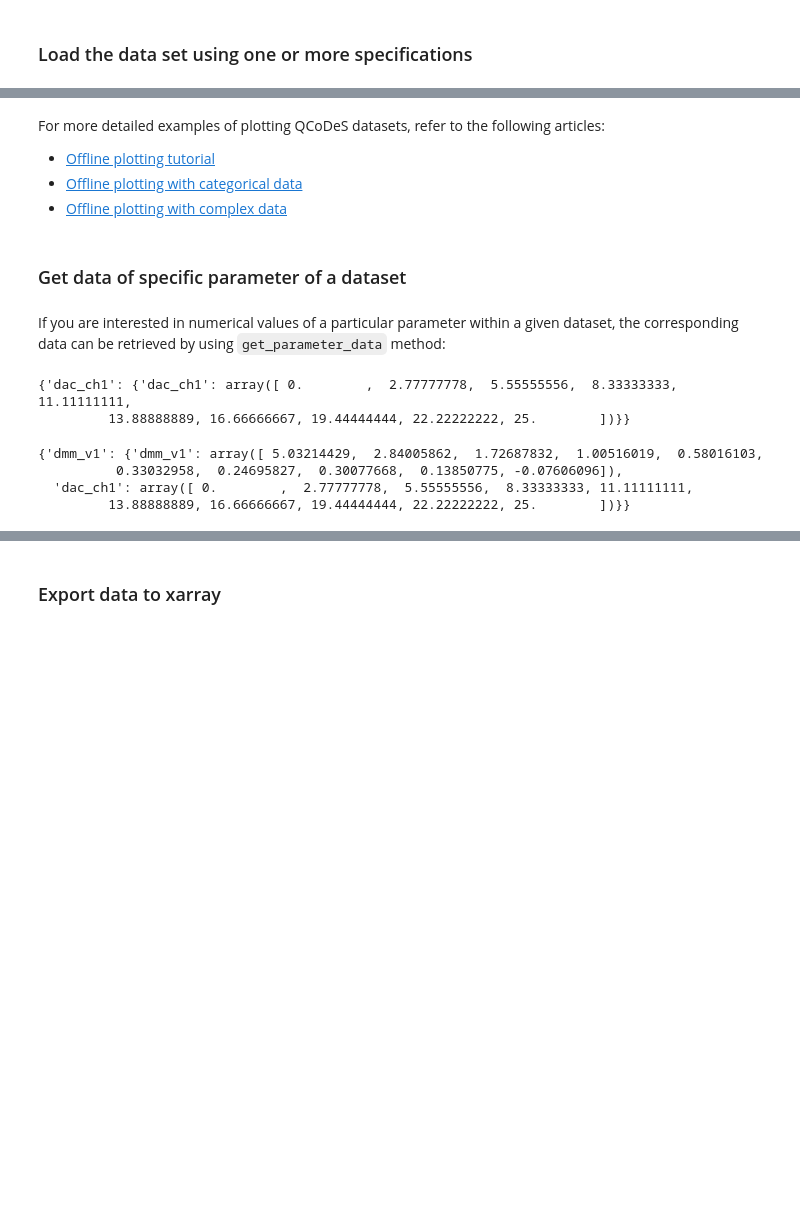
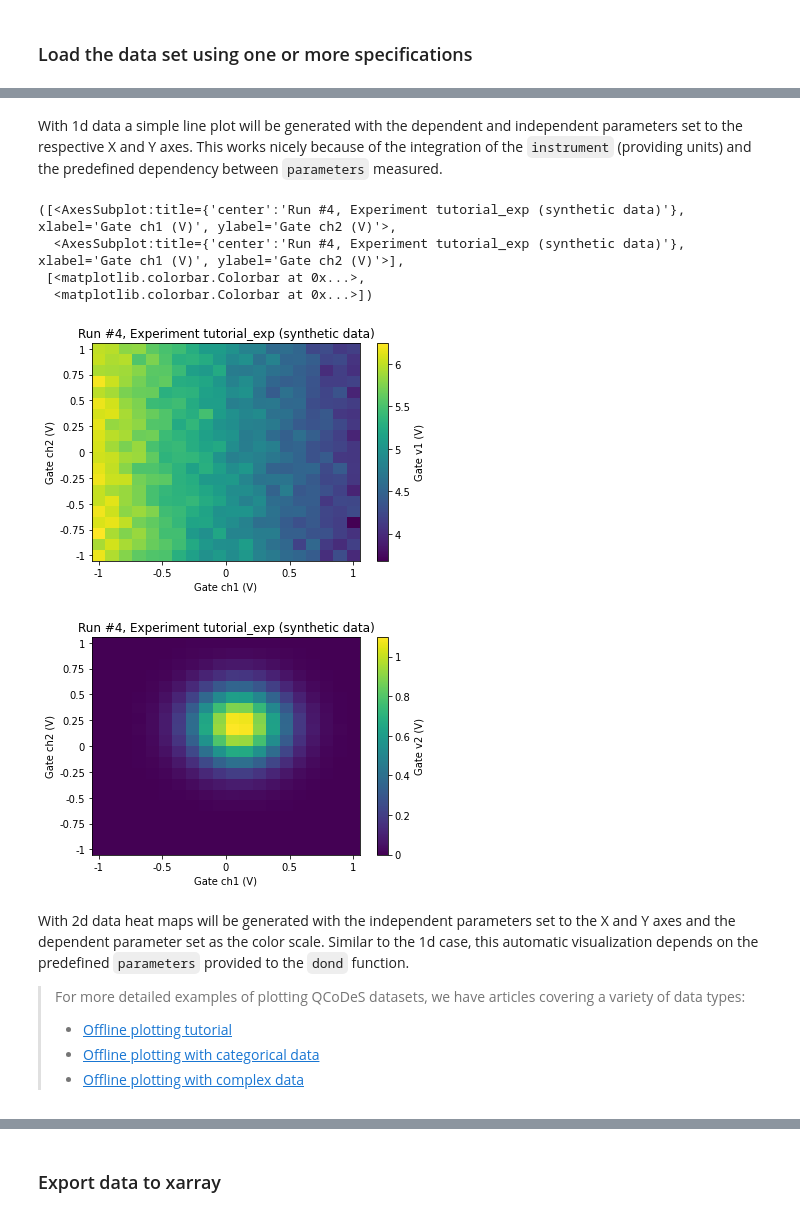
Before and after one commit to aa8919aa3/Qcodes, a Jupyter notebook: docs/examples/15_minutes_to_QCoDeS.ipynb, the cells around one changed output, grey strips where cells are left out. Saved outputs shown, nothing was run; the diff lists cells and outputs as text; code cells hidden in the pictures; blank space fills up the shorter version.

```diff
--- a/docs/examples/15_minutes_to_QCoDeS.ipynb
+++ b/docs/examples/15_minutes_to_QCoDeS.ipynb
@@ -353,22 +348,20 @@ plot_dataset(dataset)
+# %% [markdown]
+With 1d data a simple line plot will be generated with the dependent and independent parameters set to the respective X and Y axes. This works nicely because of the integration of the `instrument` (providing units) and the predefined dependency between `parameters` measured.
+# %%
+# Plotting 2d dataset as heatmaps
+plot_dataset(dataset_2d)
+# %% [output]
+([<AxesSubplot:title={'center':'Run #4, Experiment tutorial_exp (synthetic data)'}, xlabel='Gate ch1 (V)', ylabel='Gate ch2 (V)'>,
+  <AxesSubplot:title={'center':'Run #4, Experiment tutorial_exp (synthetic data)'}, xlabel='Gate ch1 (V)', ylabel='Gate ch2 (V)'>],
+ [<matplotlib.colorbar.Colorbar at 0x...>,
+  <matplotlib.colorbar.Colorbar at 0x...>])
+[figure, added]
+[figure, added]
 # %% [markdown]
-For more detailed examples of plotting QCoDeS datasets, refer to the following articles:
+With 2d data heat maps will be generated with the independent parameters set to the X and Y axes and the dependent parameter set as the color scale. Similar to the 1d case, this automatic visualization depends on the predefined `parameters` provided to the `dond` function.
 
-- [Offline plotting tutorial](DataSet/Offline%20Plotting%20Tutorial.ipynb)
-- [Offline plotting with categorical data](DataSet/Offline%20plotting%20with%20categorical%20data.ipynb)
-- [Offline plotting with complex data](DataSet/Offline%20plotting%20with%20complex%20data.ipynb)
+>For more detailed examples of plotting QCoDeS datasets, we have articles covering a variety of data types:
+>
+> - [Offline plotting tutorial](DataSet/Offline%20Plotting%20Tutorial.ipynb)
+> - [Offline plotting with categorical data](DataSet/Offline%20plotting%20with%20categorical%20data.ipynb)
+> - [Offline plotting with complex data](DataSet/Offline%20plotting%20with%20complex%20data.ipynb)
-# %% [markdown]
-### Get data of specific parameter of a dataset
-# %% [markdown]
-If you are interested in numerical values of a particular parameter within a given dataset, the corresponding data can be retrieved by using `get_parameter_data` method:
-# %%
-dataset.get_parameter_data('dac_ch1')
-# %% [output]
-{'dac_ch1': {'dac_ch1': array([ 0.        ,  2.77777778,  5.55555556,  8.33333333, 11.11111111,
-         13.88888889, 16.66666667, 19.44444444, 22.22222222, 25.        ])}}
-# %%
-dataset.get_parameter_data('dmm_v1')
-# %% [output]
-{'dmm_v1': {'dmm_v1': array([ 5.03214429,  2.84005862,  1.72687832,  1.00516019,  0.58016103,
-          0.33032958,  0.24695827,  0.30077668,  0.13850775, -0.07606096]),
-  'dac_ch1': array([ 0.        ,  2.77777778,  5.55555556,  8.33333333, 11.11111111,
-         13.88888889, 16.66666667, 19.44444444, 22.22222222, 25.        ])}}
```
Also changed, not shown: parts of 144 cells of this notebook.
